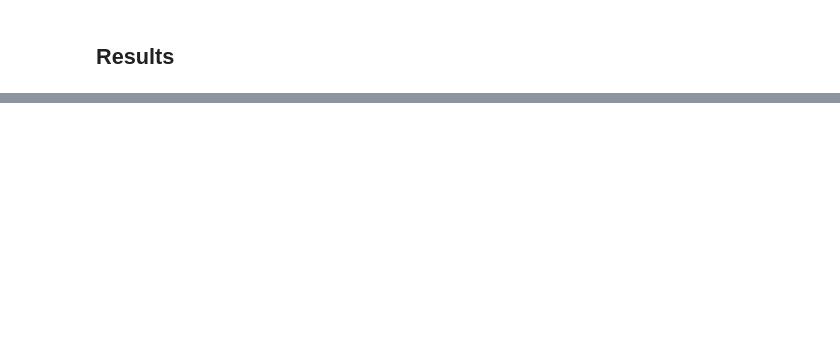
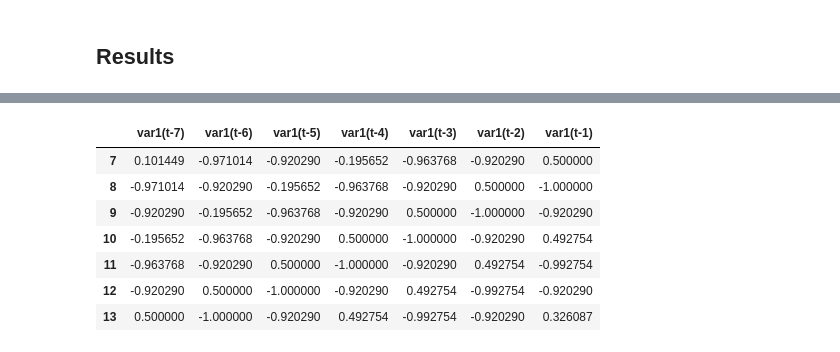
Before and after one commit to JsebastianUVPRQ/ES_Neural_Network_sales_prediction, a Jupyter notebook: main.ipynb, the cells around one changed output, grey strips where cells are left out. Saved outputs shown, nothing was run; the diff lists cells and outputs as text; code cells hidden in the pictures; blank space fills up the shorter version.

```diff
--- a/main.ipynb
+++ b/main.ipynb
@@ -232,0 +254,19 @@ plt.show()
+# %%
+# Test subset
+values = last_days.values
+values = values.astype('float32')
+# normalize features
+values=values.reshape(-1, 1)
+scaled = scaler.fit_transform(values)
+reframed = series_to_supervised(scaled, PASOS, 1)
+reframed.drop(reframed.columns[[7]], axis=1, inplace=True)
+reframed.head(7)
+# %% [output]
+|  | var1(t-7) | var1(t-6) | var1(t-5) | var1(t-4) | var1(t-3) | var1(t-2) | var1(t-1) |
+| 7 | 0.101449 | -0.971014 | -0.920290 | -0.195652 | -0.963768 | -0.920290 | 0.500000 |
+| 8 | -0.971014 | -0.920290 | -0.195652 | -0.963768 | -0.920290 | 0.500000 | -1.000000 |
+| 9 | -0.920290 | -0.195652 | -0.963768 | -0.920290 | 0.500000 | -1.000000 | -0.920290 |
+| 10 | -0.195652 | -0.963768 | -0.920290 | 0.500000 | -1.000000 | -0.920290 | 0.492754 |
+| 11 | -0.963768 | -0.920290 | 0.500000 | -1.000000 | -0.920290 | 0.492754 | -0.992754 |
+| 12 | -0.920290 | 0.500000 | -1.000000 | -0.920290 | 0.492754 | -0.992754 | -0.920290 |
+| 13 | 0.500000 | -1.000000 | -0.920290 | 0.492754 | -0.992754 | -0.920290 | 0.326087 |
```
Also changed, not shown: parts of 12 cells of this notebook, 1 other file.
